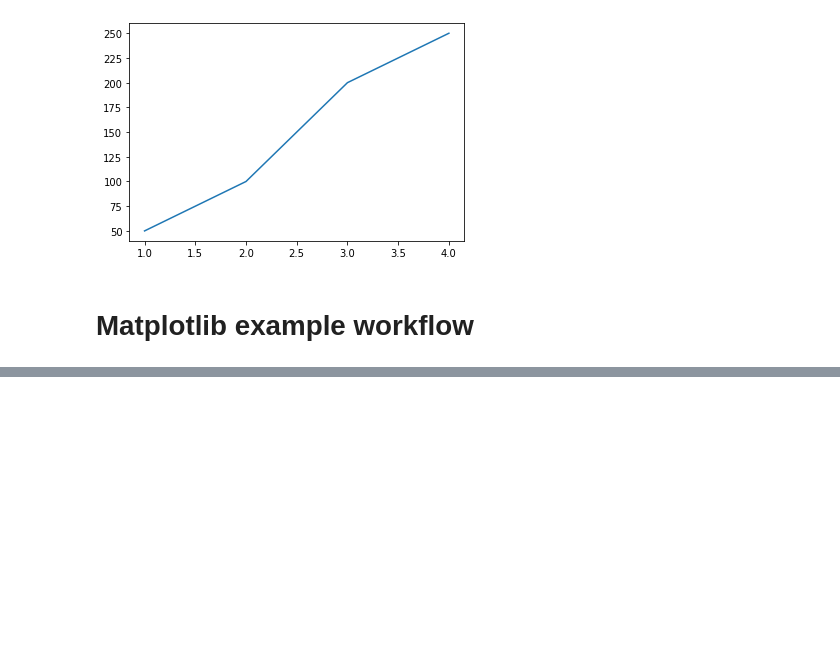
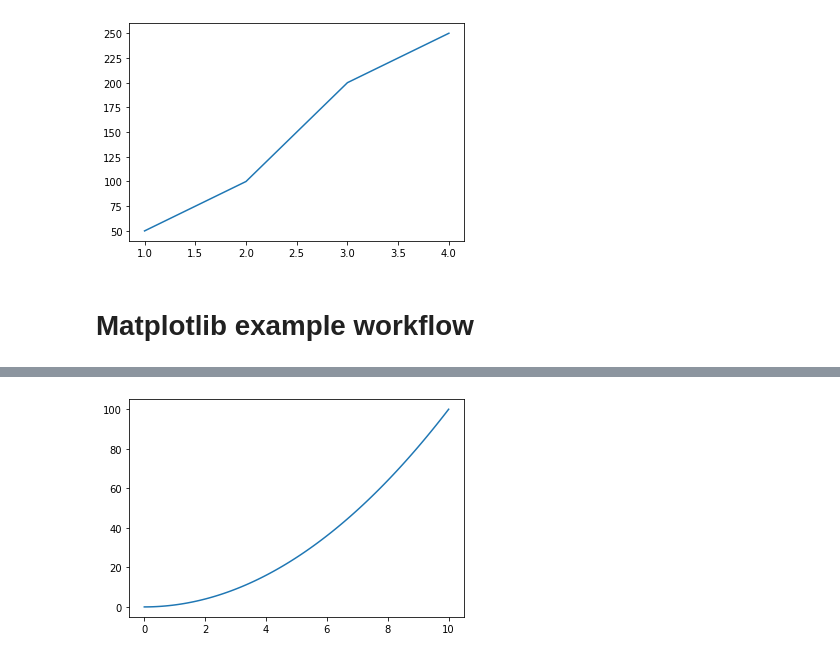
Before and after one commit to UlisesJuarez/Machine-learning-Introduction, a Jupyter notebook: matplotlib plotting and data visualization/Introduction to matplotlib.ipynb, the cells around one changed output, grey strips where cells are left out. Cells and saved outputs as stored; diff of their text form; code cells hidden in the pictures; blank space fills up the shorter version.

```diff
--- a/matplotlib plotting and data visualization/Introduction to matplotlib.ipynb
+++ b/matplotlib plotting and data visualization/Introduction to matplotlib.ipynb
@@ -80,0 +92,3 @@ fig.savefig('img/sample-plot.png')
+# %%
+# create some data
+x=np.linspace(0,10,100)
@@ -80,0 +100,6 @@ fig.savefig('img/sample-plot.png')
+# %%
+# Plot the data and create a line plot
+fig, ax=plt.subplots()
+ax.plot(x,x*x);
+# %% [output]
+[figure, added]
```
Also changed, not shown: parts of 7 cells of this notebook, 1 other file.
